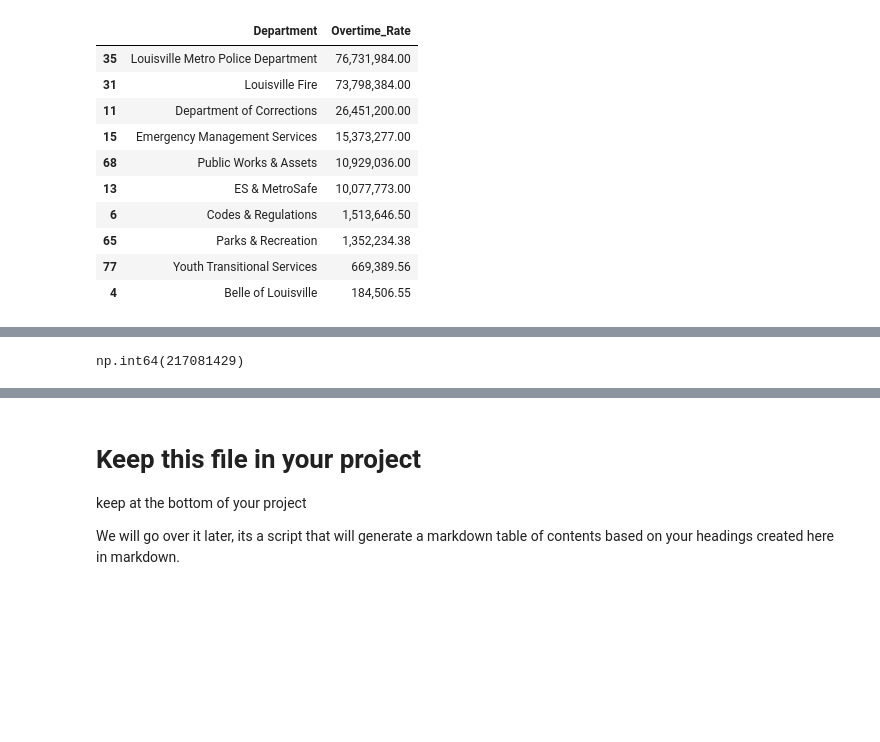
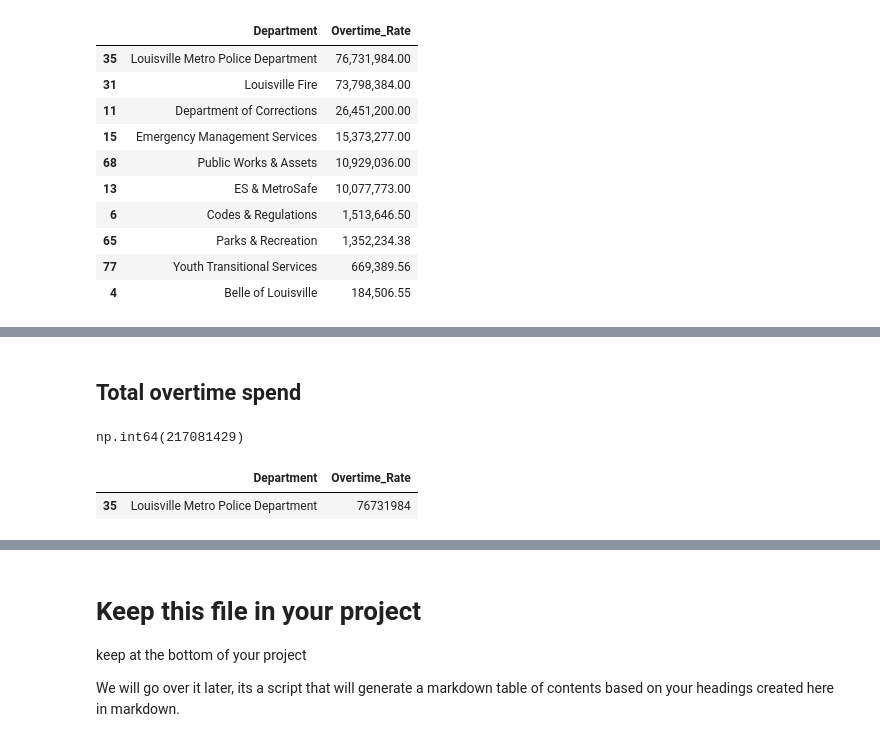
Before and after one commit to Code-You-Contributors/HUD_data_master, a Jupyter notebook: danny/dannyRefactor.ipynb, the cells around one changed output, grey strips where cells are left out. Saved outputs shown, nothing was run; the diff lists cells and outputs as text; code cells hidden in the pictures; blank space fills up the shorter version.

```diff
--- a/danny/dannyRefactor.ipynb
+++ b/danny/dannyRefactor.ipynb
@@ -504,3 +573,5 @@ department_overtime.head(10)
+# %% [markdown]
+## Total overtime spend
 # %%
 department_overtime['Overtime_Rate'] = department_overtime['Overtime_Rate'].astype(int)
 total_overtime = department_overtime['Overtime_Rate'].sum()
@@ -509,0 +656,5 @@ np.int64(217081429)
+# %%
+department_overtime.head(1)
+# %% [output]
+|  | Department | Overtime_Rate |
+| 35 | Louisville Metro Police Department | 76731984 |
```
Also changed, not shown: parts of 16 cells of this notebook.
